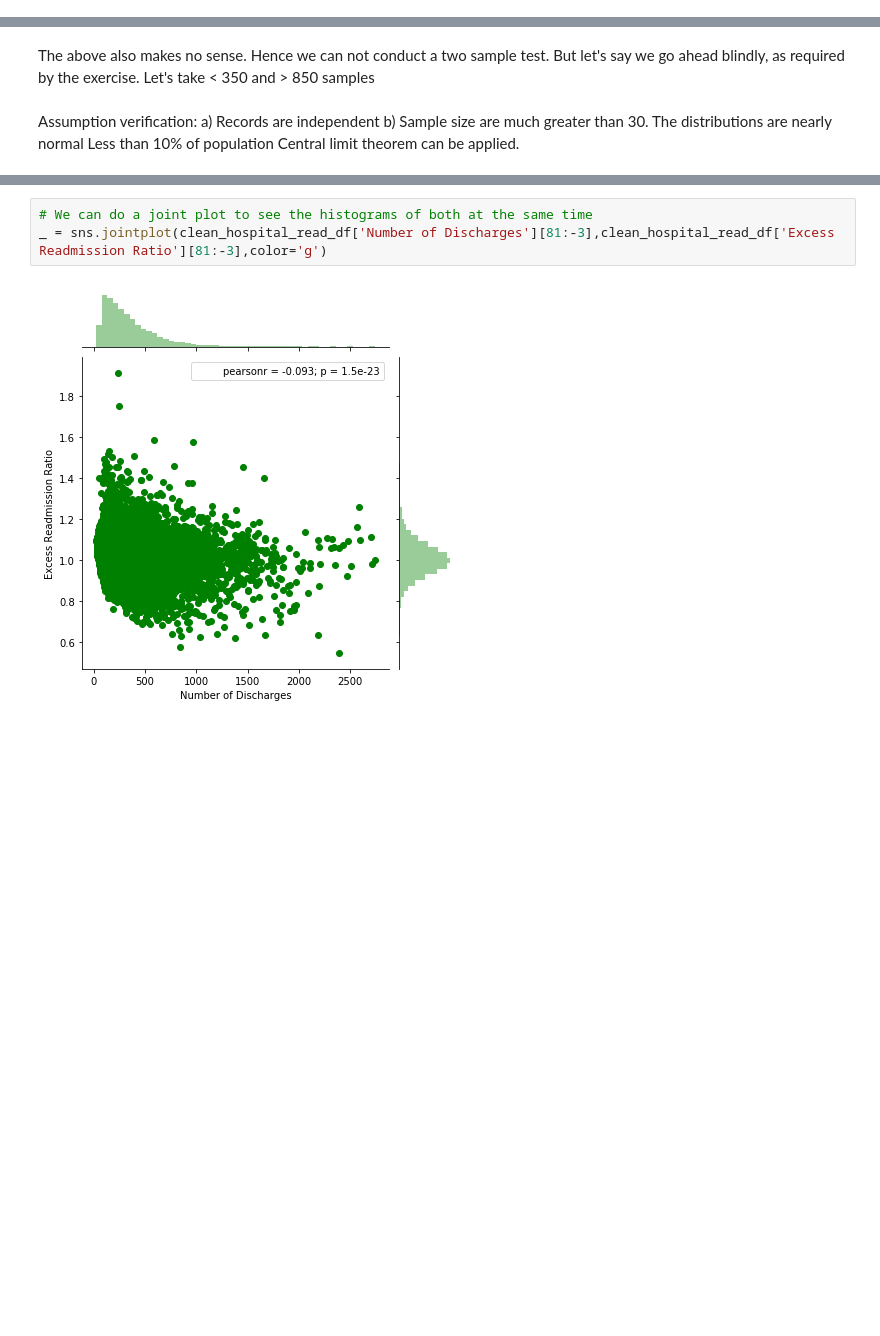
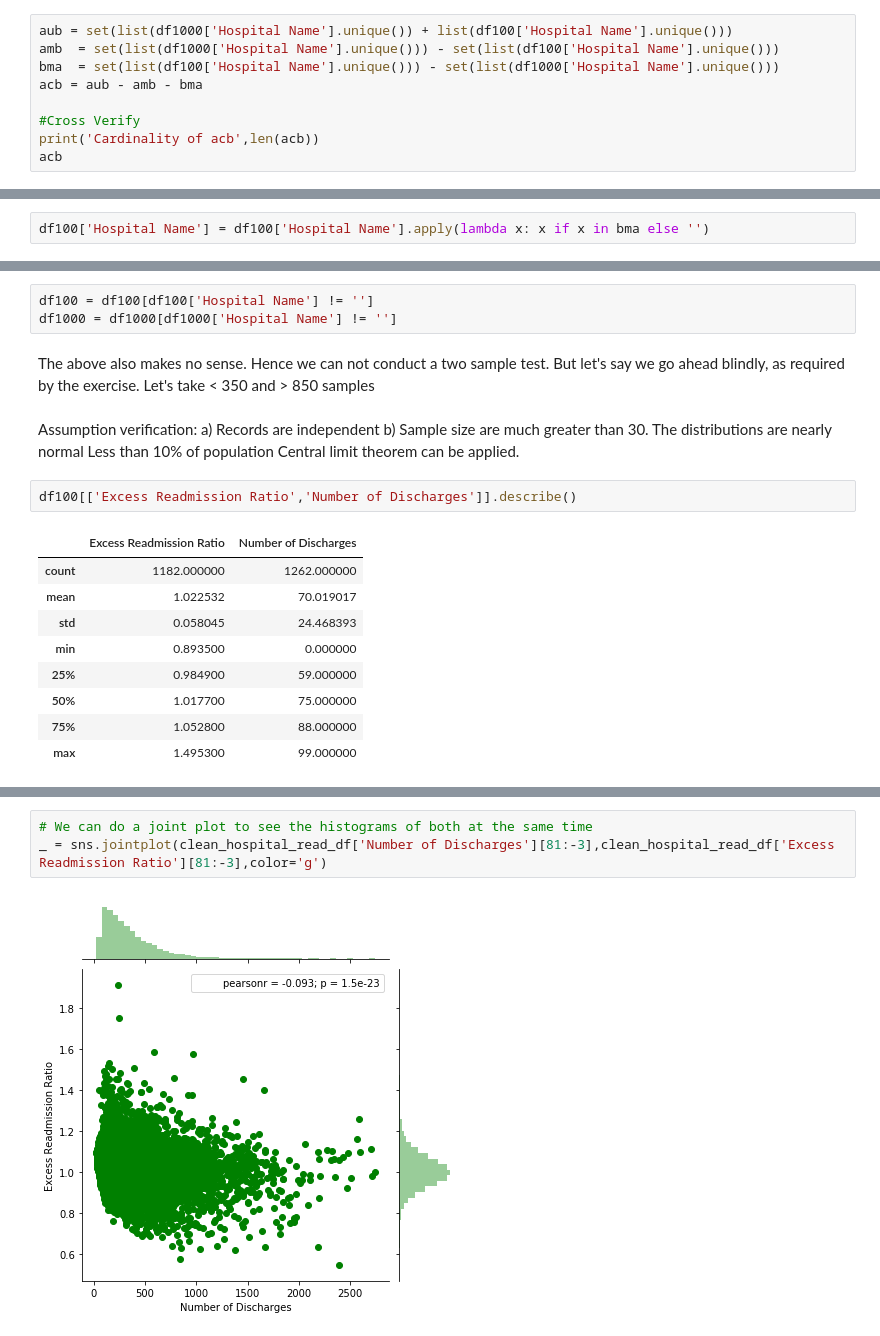
Before and after one commit to aparnack/data_science, a Jupyter notebook: exercises/hospital_readmit/sliderule_dsi_inferential_statistics_exercise_3.ipynb, the cells around one changed output, grey strips where cells are left out. Cells and saved outputs as stored; diff of their text form; blank space fills up the shorter version.

```diff
--- a/exercises/hospital_readmit/sliderule_dsi_inferential_statistics_exercise_3.ipynb
+++ b/exercises/hospital_readmit/sliderule_dsi_inferential_statistics_exercise_3.ipynb
@@ -245,0 +255,9 @@ The difference in the number of records in two sets of samples: -690
+# %%
+aub = set(list(df1000['Hospital Name'].unique()) + list(df100['Hospital Name'].unique()))
+amb  = set(list(df1000['Hospital Name'].unique())) - set(list(df100['Hospital Name'].unique()))
+bma  = set(list(df100['Hospital Name'].unique())) - set(list(df1000['Hospital Name'].unique()))
+acb = aub - amb - bma
+
+#Cross Verify
+print('Cardinality of acb',len(acb))
+acb
@@ -245,0 +283,2 @@ The difference in the number of records in two sets of samples: -690
+# %%
+df100['Hospital Name'] = df100['Hospital Name'].apply(lambda x: x if x in bma else '')
@@ -246,3 +291,6 @@ The difference in the number of records in two sets of samples: -690
+# %%
+df100 = df100[df100['Hospital Name'] != '']
+df1000 = df1000[df1000['Hospital Name'] != '']
 # %% [markdown]
 The above also makes no sense. Hence we can not conduct a two sample test. But let's say we go ahead blindly, as required by the exercise. Let's take < 350 and > 850 samples
 # %% [markdown]
@@ -251,3 +299,15 @@ a) Records are independent
 b) Sample size are much greater than 30. The distributions are nearly normal
 Less than 10% of population
  Central limit theorem can be applied.
+# %%
+df100[['Excess Readmission Ratio','Number of Discharges']].describe()
+# %% [output]
+|  | Excess Readmission Ratio | Number of Discharges |
+| count | 1182.000000 | 1262.000000 |
+| mean | 1.022532 | 70.019017 |
+| std | 0.058045 | 24.468393 |
+| min | 0.893500 | 0.000000 |
+| 25% | 0.984900 | 59.000000 |
+| 50% | 1.017700 | 75.000000 |
+| 75% | 1.052800 | 88.000000 |
+| max | 1.495300 | 99.000000 |
```
Also changed, not shown: parts of 27 cells of this notebook.
